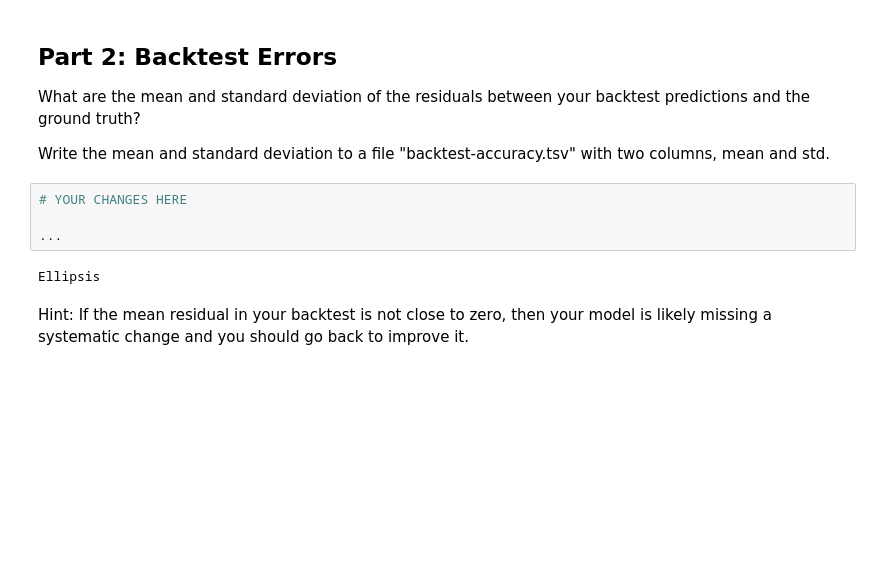
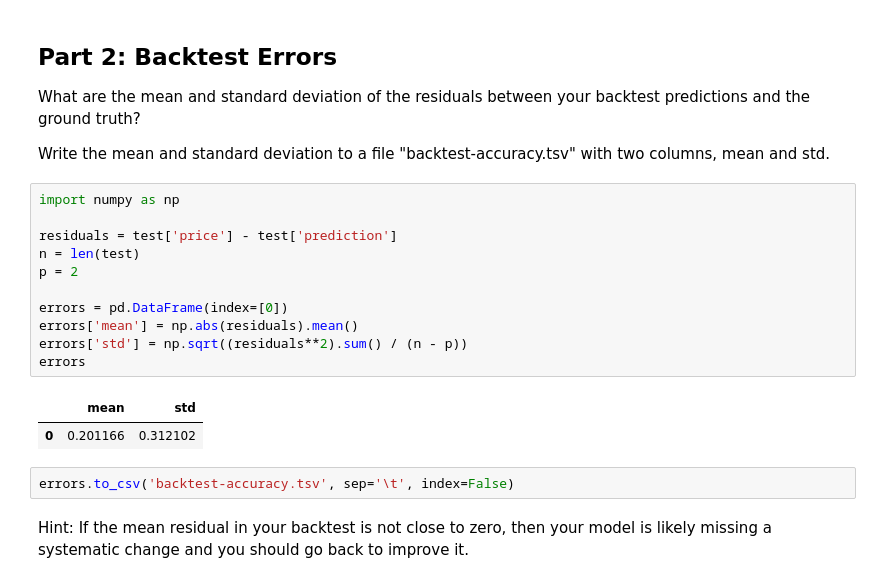
Before and after one commit to aidandig/dx704-project-02, a Jupyter notebook: dx704-project-02.ipynb, the cells around one changed output. Saved outputs shown, nothing was run; the diff lists cells and outputs as text; blank space fills up the shorter version.

Commit message:
backtest accuracy

```diff
--- a/dx704-project-02.ipynb
+++ b/dx704-project-02.ipynb
@@ -245,12 +255,22 @@ Submit "strawberry-backtest.tsv" in Gradescope.
 What are the mean and standard deviation of the residuals between your backtest predictions and the ground truth?
 
 Write the mean and standard deviation to a file "backtest-accuracy.tsv" with two columns, mean and std.
-# %%
-# YOUR CHANGES HERE
-
-...
-# %% [output]
-Ellipsis
+# %%
+import numpy as np
+
+residuals = test['price'] - test['prediction']
+n = len(test)
+p = 2
+
+errors = pd.DataFrame(index=[0])
+errors['mean'] = np.abs(residuals).mean()
+errors['std'] = np.sqrt((residuals**2).sum() / (n - p))
+errors
+# %% [output]
+|  | mean | std |
+| 0 | 0.201166 | 0.312102 |
+# %%
+errors.to_csv('backtest-accuracy.tsv', sep='\t', index=False)
 # %% [markdown]
 Hint: If the mean residual in your backtest is not close to zero, then your model is likely missing a systematic change and you should go back to improve it.
 # %% [markdown]
```
Also changed, not shown: parts of 2 cells of this notebook, 2 other files.
